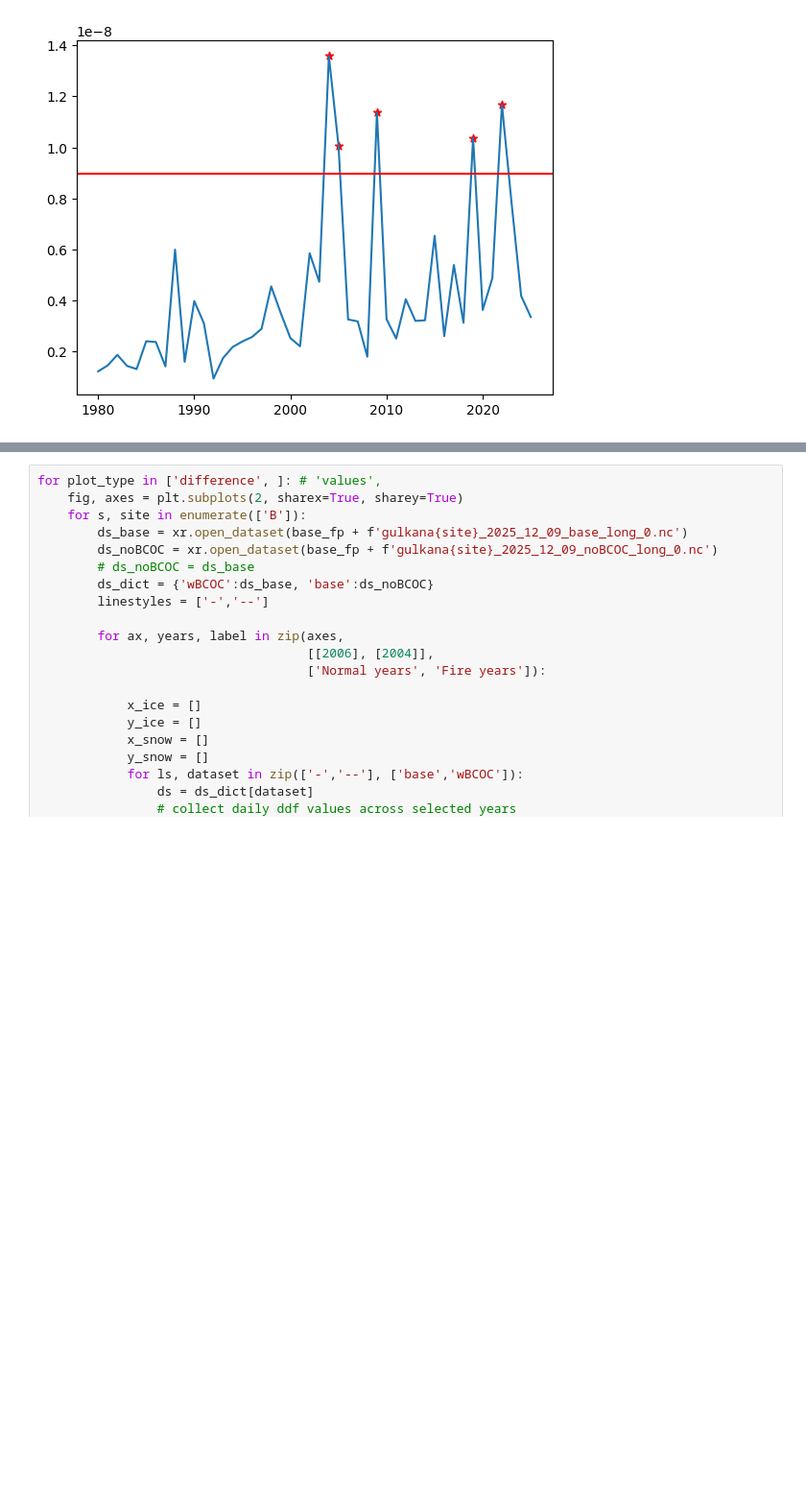
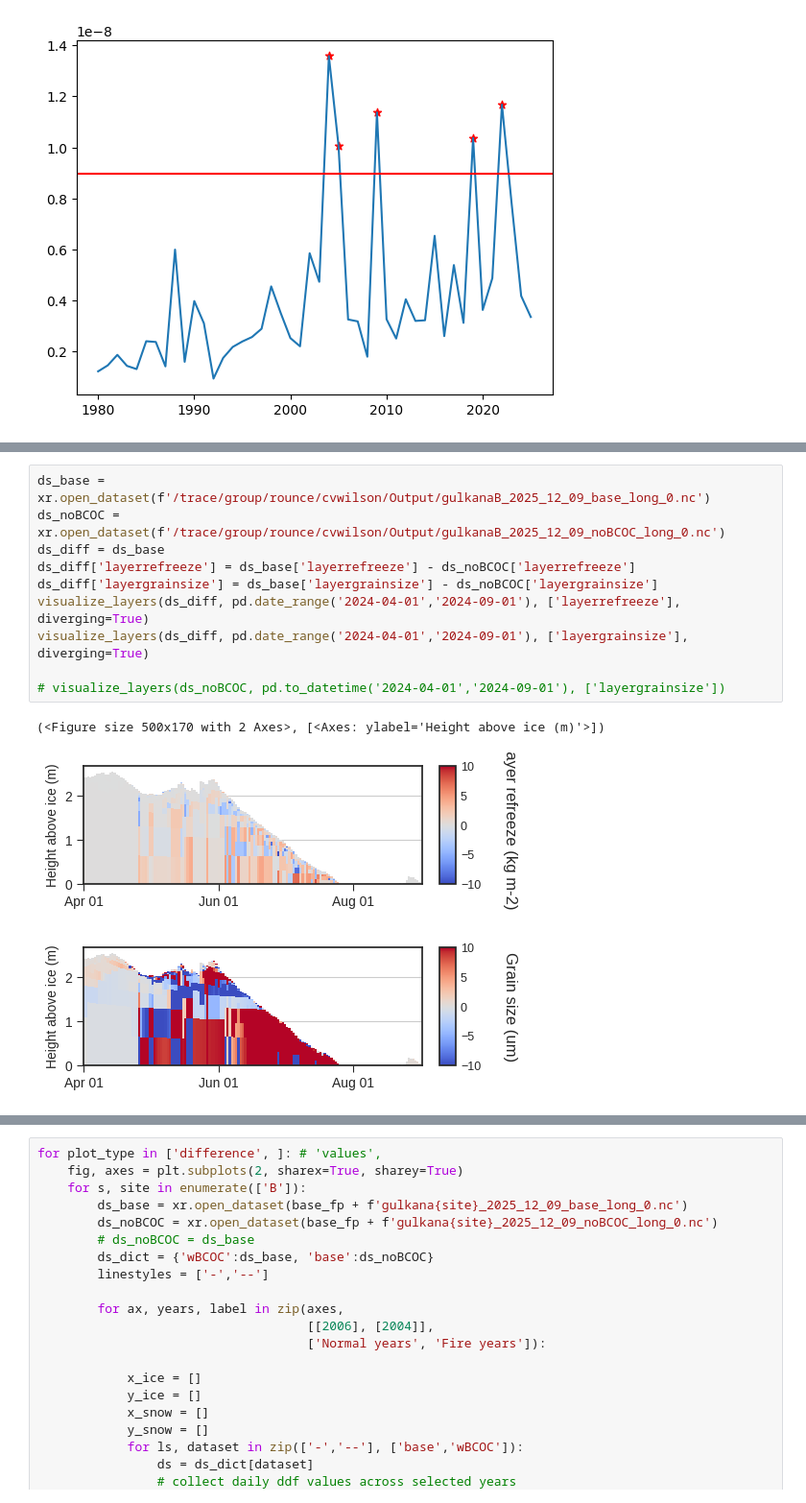
Before and after one commit to clairevwilson/PEBSI, a Jupyter notebook: ddf_proj.ipynb, the cells around one changed output, grey strips where cells are left out. Shown at 96% size. Drawn from its saved outputs; the diff is of its cells as text; blank space fills up the shorter version.

```diff
--- a/ddf_proj.ipynb
+++ b/ddf_proj.ipynb
@@ -127,2 +72,16 @@ plt.show()
+# %%
+ds_base = xr.open_dataset(f'/trace/group/rounce/cvwilson/Output/gulkanaB_2025_12_09_base_long_0.nc')
+ds_noBCOC = xr.open_dataset(f'/trace/group/rounce/cvwilson/Output/gulkanaB_2025_12_09_noBCOC_long_0.nc')
+ds_diff = ds_base
+ds_diff['layerrefreeze'] = ds_base['layerrefreeze'] - ds_noBCOC['layerrefreeze']
+ds_diff['layergrainsize'] = ds_base['layergrainsize'] - ds_noBCOC['layergrainsize']
+visualize_layers(ds_diff, pd.date_range('2024-04-01','2024-09-01'), ['layerrefreeze'], diverging=True)
+visualize_layers(ds_diff, pd.date_range('2024-04-01','2024-09-01'), ['layergrainsize'], diverging=True)
+
+# visualize_layers(ds_noBCOC, pd.to_datetime('2024-04-01','2024-09-01'), ['layergrainsize'])
+# %% [output]
+(<Figure size 500x170 with 2 Axes>, [<Axes: ylabel='Height above ice (m)'>])
+[figure, added]
+[figure, added]
 # %%
 site = 'B'
```
Also changed, not shown: parts of 3 cells of this notebook, 3 other files.
